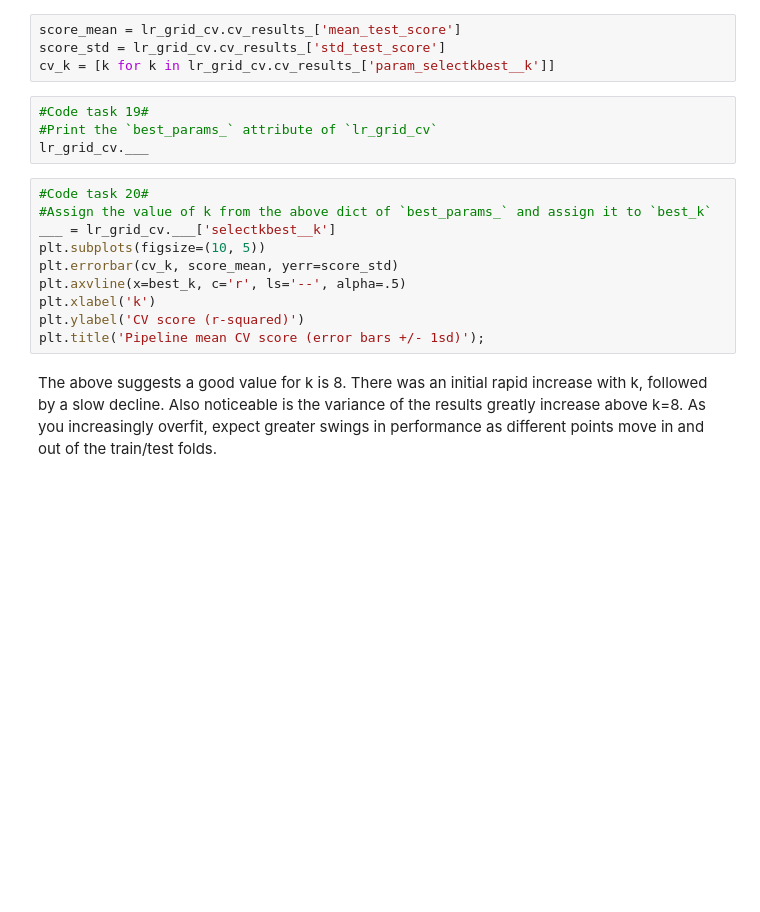
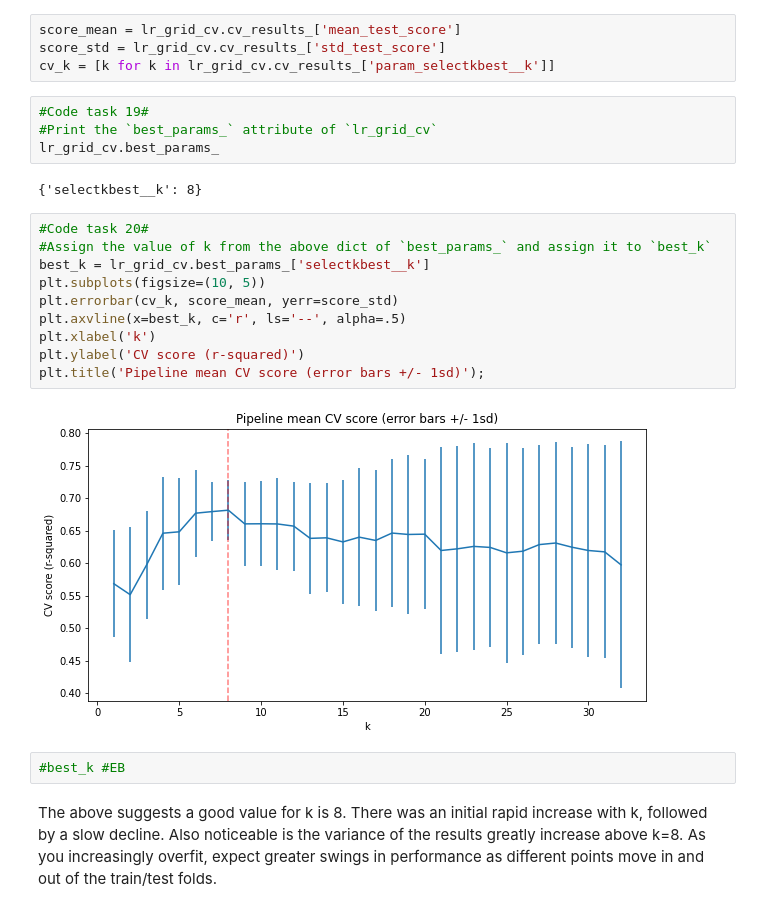
Before and after one commit to ellerybledsoe/DataScienceGuidedCapstone, a Jupyter notebook: Notebooks/04_preprocessing_and_training.ipynb, the cells around one changed output. Cells and saved outputs as stored; diff of their text form; blank space fills up the shorter version.

```diff
--- a/Notebooks/04_preprocessing_and_training.ipynb
+++ b/Notebooks/04_preprocessing_and_training.ipynb
@@ -870,17 +870,23 @@ cv_k = [k for k in lr_grid_cv.cv_results_['param_selectkbest__k']]
 # %%
 #Code task 19#
 #Print the `best_params_` attribute of `lr_grid_cv`
-lr_grid_cv.___
+lr_grid_cv.best_params_
+# %% [output]
+{'selectkbest__k': 8}
 # %%
 #Code task 20#
 #Assign the value of k from the above dict of `best_params_` and assign it to `best_k`
-___ = lr_grid_cv.___['selectkbest__k']
+best_k = lr_grid_cv.best_params_['selectkbest__k']
 plt.subplots(figsize=(10, 5))
 plt.errorbar(cv_k, score_mean, yerr=score_std)
 plt.axvline(x=best_k, c='r', ls='--', alpha=.5)
 plt.xlabel('k')
 plt.ylabel('CV score (r-squared)')
 plt.title('Pipeline mean CV score (error bars +/- 1sd)');
+# %% [output]
+[figure, added]
+# %%
+#best_k #EB
 # %% [markdown]
 The above suggests a good value for k is 8. There was an initial rapid increase with k, followed by a slow decline. Also noticeable is the variance of the results greatly increase above k=8. As you increasingly overfit, expect greater swings in performance as different points move in and out of the train/test folds.
 # %% [markdown]
```
Also changed, not shown: parts of 5 cells of this notebook.
